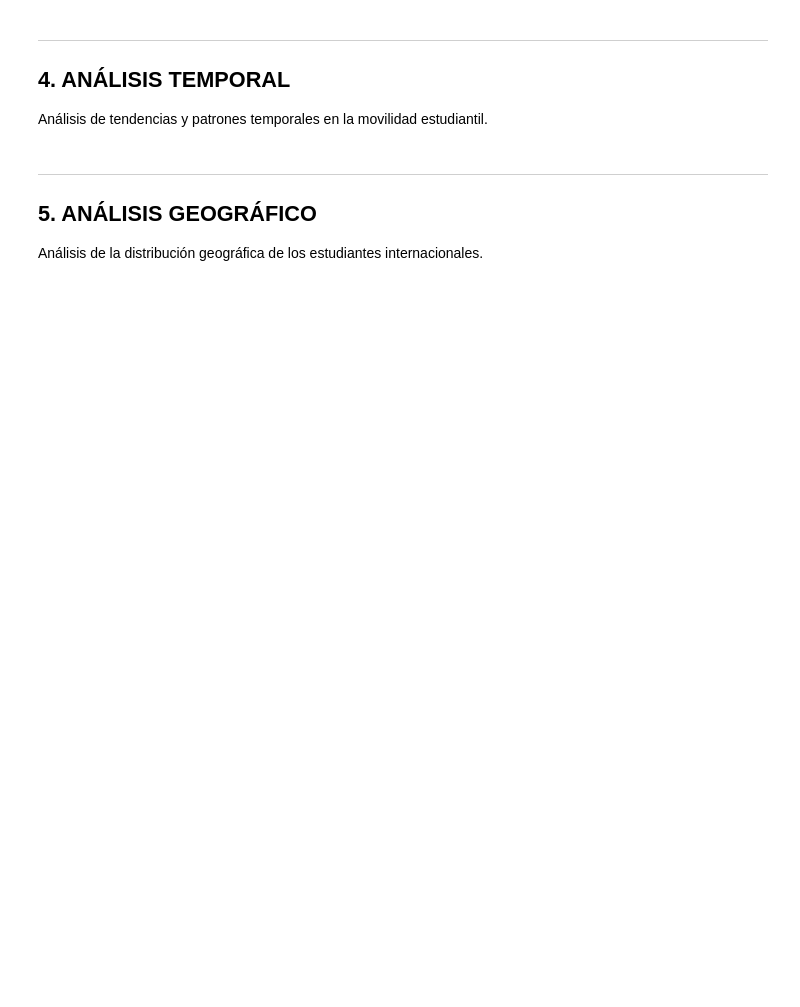
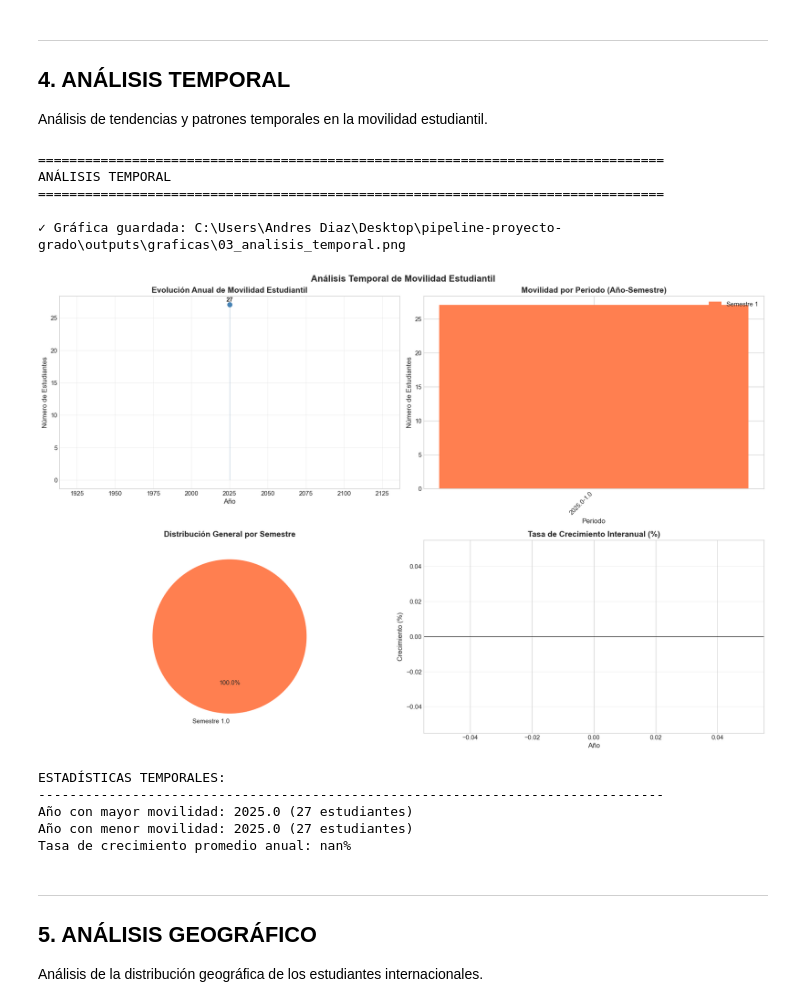
Before and after one commit to Andres-debug/pipeline-proyecto-grado, a Jupyter notebook: notebooks/03_analisis_descriptivo.ipynb, the cells around one changed output. Cells and saved outputs as stored; diff of their text form; code cells hidden in the pictures; blank space fills up the shorter version.

```diff
--- a/notebooks/03_analisis_descriptivo.ipynb
+++ b/notebooks/03_analisis_descriptivo.ipynb
@@ -43,7 +43,8 @@ plt.rcParams['axes.titlesize'] = 14
 plt.rcParams['axes.labelsize'] = 12
 
 # Rutas
-BASE_DIR = Path(os.getcwd())
+# Como el notebook está en 'notebooks/', subimos un nivel para llegar a la raíz
+BASE_DIR = Path(os.getcwd()).parent if Path(os.getcwd()).name == 'notebooks' else Path(os.getcwd())
 DATA_PROCESSED_DIR = BASE_DIR / 'data' / 'processed'
 OUTPUTS_DIR = BASE_DIR / 'outputs' / 'graficas'
 REPORTS_DIR = BASE_DIR / 'outputs' / 'reportes'
@@ -52,3 +53,4 @@ RESULTS_DIR = BASE_DIR / 'data' / 'results'
 RESULTS_DIR.mkdir(parents=True, exist_ok=True)
 
 print("✓ Configuración completada")
+print(f"Directorio base: {BASE_DIR}")
@@ -140,35 +188,49 @@ axes[0, 1].set_xlabel('Periodo')
 axes[0, 1].set_ylabel('Número de Estudiantes')
 axes[0, 1].set_xticks(range(len(movilidad_semestre)))
 axes[0, 1].set_xticklabels(movilidad_semestre['Periodo'], rotation=45, ha='right')
 axes[0, 1].legend(['Semestre 1', 'Semestre 2'])
 
 # 3. Comparación semestral (promedio)
 comparacion_semestral = df.groupby('SEMESTRE').size()
-axes[1, 0].pie(comparacion_semestral.values, labels=['Semestre 1', 'Semestre 2'],
-               autopct='%1.1f%%', startangle=90, colors=['coral', 'skyblue'])
+# Crear etiquetas dinámicas según los semestres presentes
+semestre_labels = [f'Semestre {sem}' for sem in comparacion_semestral.index]
+axes[1, 0].pie(comparacion_semestral.values, labels=semestre_labels,
+               autopct='%1.1f%%', startangle=90, colors=['coral', 'skyblue', 'lightgreen'][:len(comparacion_semestral)])
 axes[1, 0].set_title('Distribución General por Semestre', fontweight='bold')
 
 # 4. Tasa de crecimiento interanual
 tasa_crecimiento = movilidad_anual.pct_change() * 100
 axes[1, 1].bar(tasa_crecimiento.index[1:], tasa_crecimiento.values[1:],
                color=['green' if x > 0 else 'red' for x in tasa_crecimiento.values[1:]])
 axes[1, 1].axhline(y=0, color='black', linestyle='-', linewidth=0.8)
 axes[1, 1].set_title('Tasa de Crecimiento Interanual (%)', fontweight='bold')
 axes[1, 1].set_xlabel('Año')
 axes[1, 1].set_ylabel('Crecimiento (%)')
 axes[1, 1].grid(True, alpha=0.3, axis='y')
 
 plt.tight_layout()
 plt.savefig(OUTPUTS_DIR / '03_analisis_temporal.png', dpi=300, bbox_inches='tight')
 print(f"\n✓ Gráfica guardada: {OUTPUTS_DIR / '03_analisis_temporal.png'}")
 plt.show()
 
 # Estadísticas temporales
 print("\nESTADÍSTICAS TEMPORALES:")
 print("-" * 80)
 print(f"Año con mayor movilidad: {movilidad_anual.idxmax()} ({movilidad_anual.max()} estudiantes)")
 print(f"Año con menor movilidad: {movilidad_anual.idxmin()} ({movilidad_anual.min()} estudiantes)")
 print(f"Tasa de crecimiento promedio anual: {tasa_crecimiento.mean():.2f}%")
+# %% [output]
+================================================================================
+ANÁLISIS TEMPORAL
+================================================================================
+
+✓ Gráfica guardada: C:\Users\Andres Diaz\Desktop\pipeline-proyecto-grado\outputs\graficas\03_analisis_temporal.png
+[figure, added]
+ESTADÍSTICAS TEMPORALES:
+--------------------------------------------------------------------------------
+Año con mayor movilidad: 2025.0 (27 estudiantes)
+Año con menor movilidad: 2025.0 (27 estudiantes)
+Tasa de crecimiento promedio anual: nan%
 # %% [markdown]
 ---
 ## 5. ANÁLISIS GEOGRÁFICO
```
Also changed, not shown: parts of 9 cells of this notebook, 5 other files.
